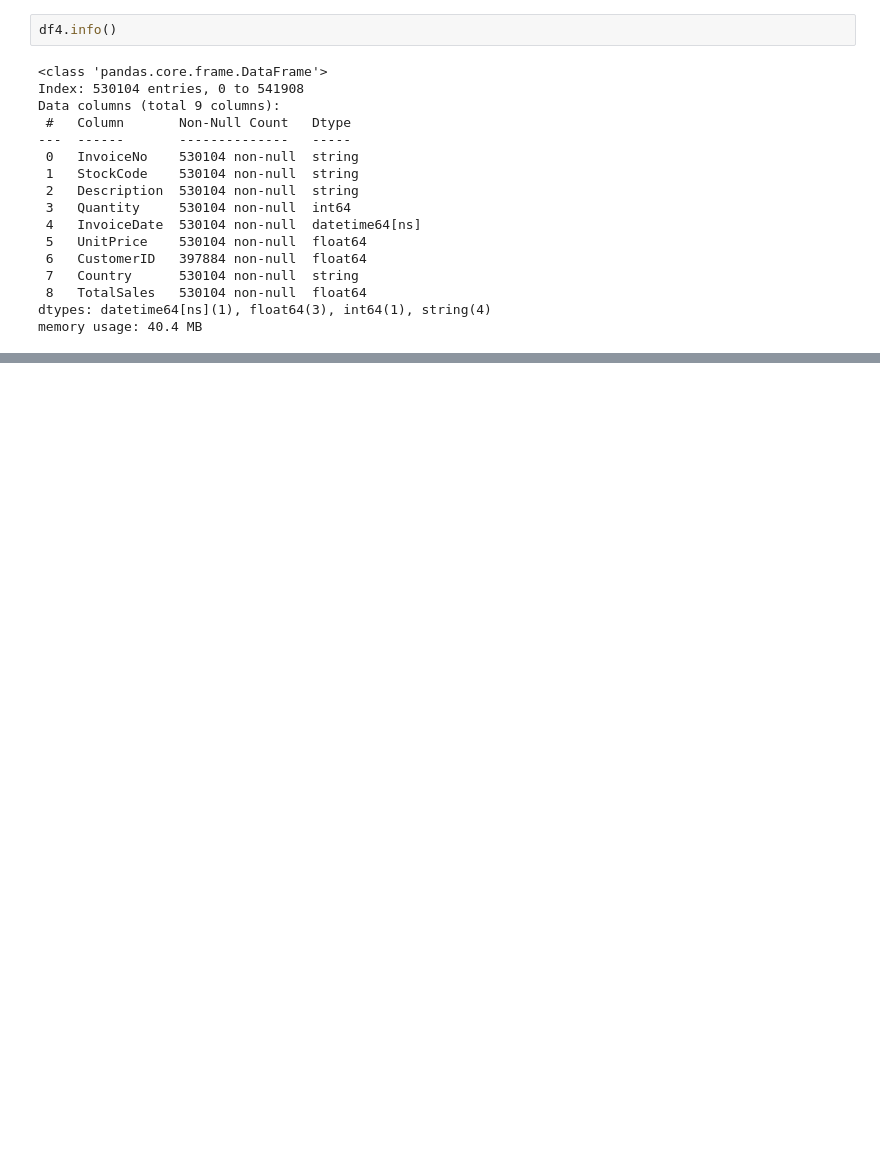
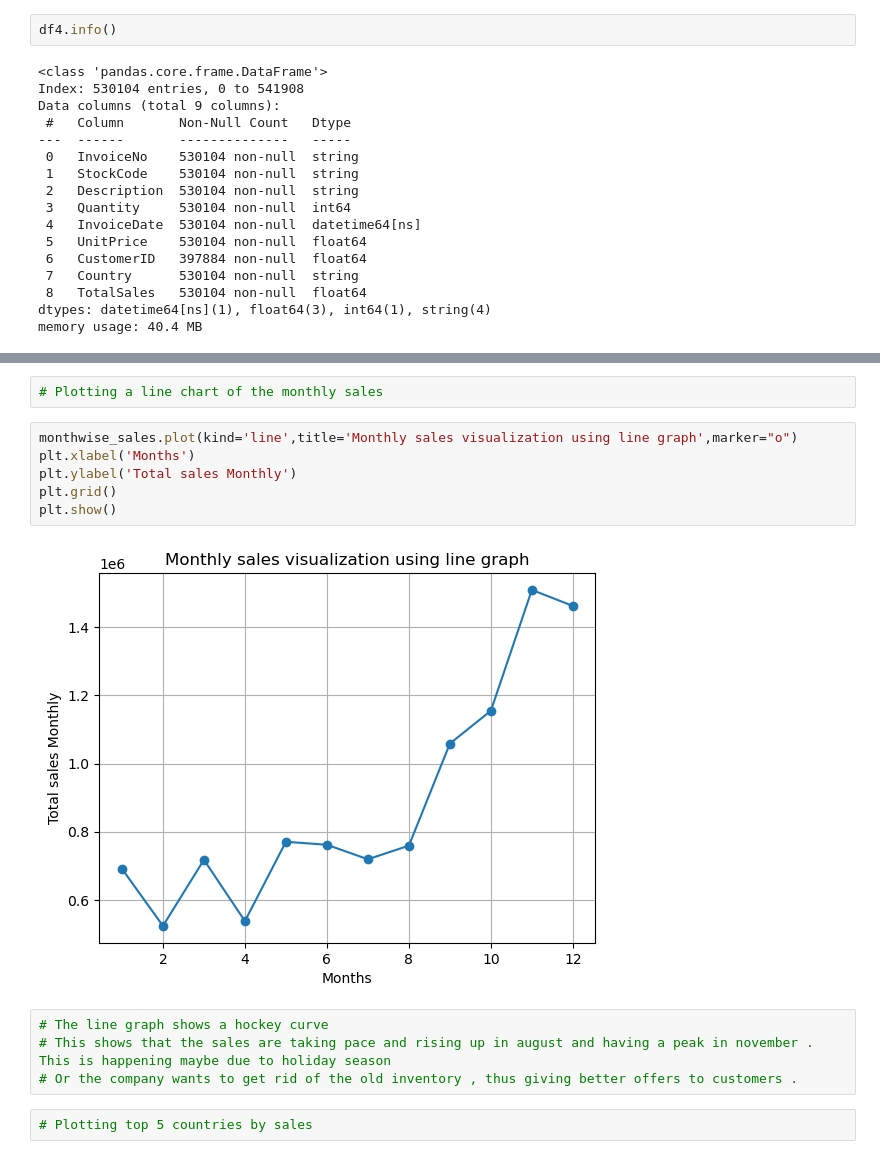
Before and after one commit to kinjal12365/Large_scale_data_analysis, a Jupyter notebook: experimentation/data_analytics_exp.ipynb, the cells around one changed output, grey strips where cells are left out. Saved outputs shown, nothing was run; the diff lists cells and outputs as text; blank space fills up the shorter version.

```diff
--- a/experimentation/data_analytics_exp.ipynb
+++ b/experimentation/data_analytics_exp.ipynb
@@ -325,0 +353,16 @@ df4.head()
+# %%
+# Plotting a line chart of the monthly sales
+# %%
+monthwise_sales.plot(kind='line',title='Monthly sales visualization using line graph',marker="o")
+plt.xlabel('Months')
+plt.ylabel('Total sales Monthly')
+plt.grid()
+plt.show()
+# %% [output]
+[figure, added]
+# %%
+# The line graph shows a hockey curve
+# This shows that the sales are taking pace and rising up in august and having a peak in november . This is happening maybe due to holiday season
+# Or the company wants to get rid of the old inventory , thus giving better offers to customers .
+# %%
+# Plotting top 5 countries by sales
```
Also changed, not shown: parts of 56 cells of this notebook, 3 other files.
